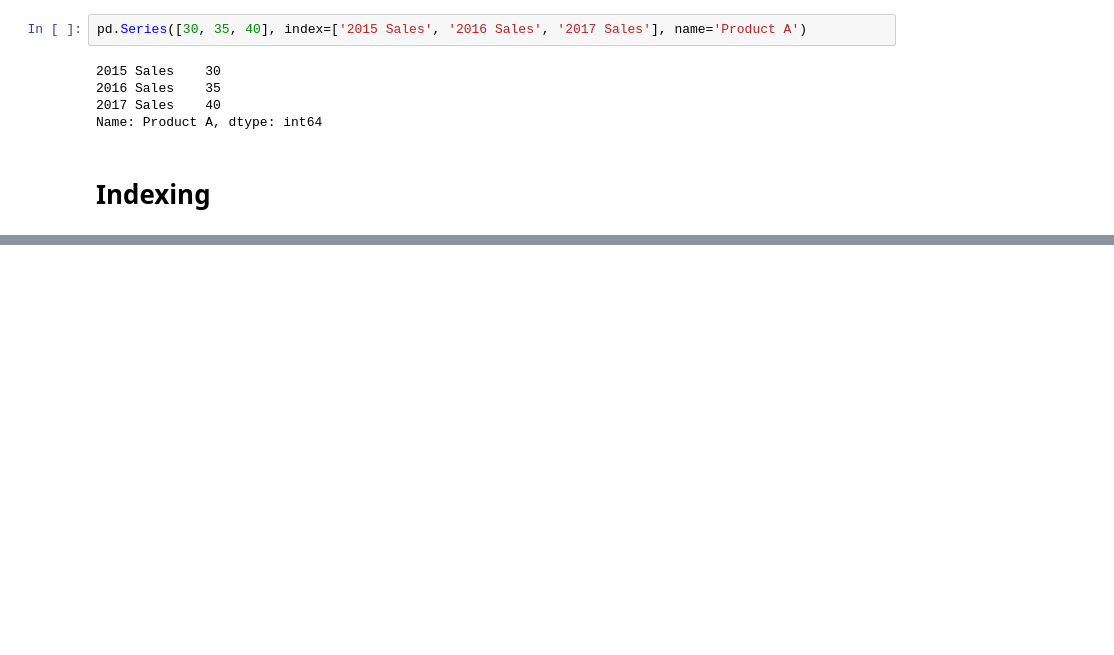
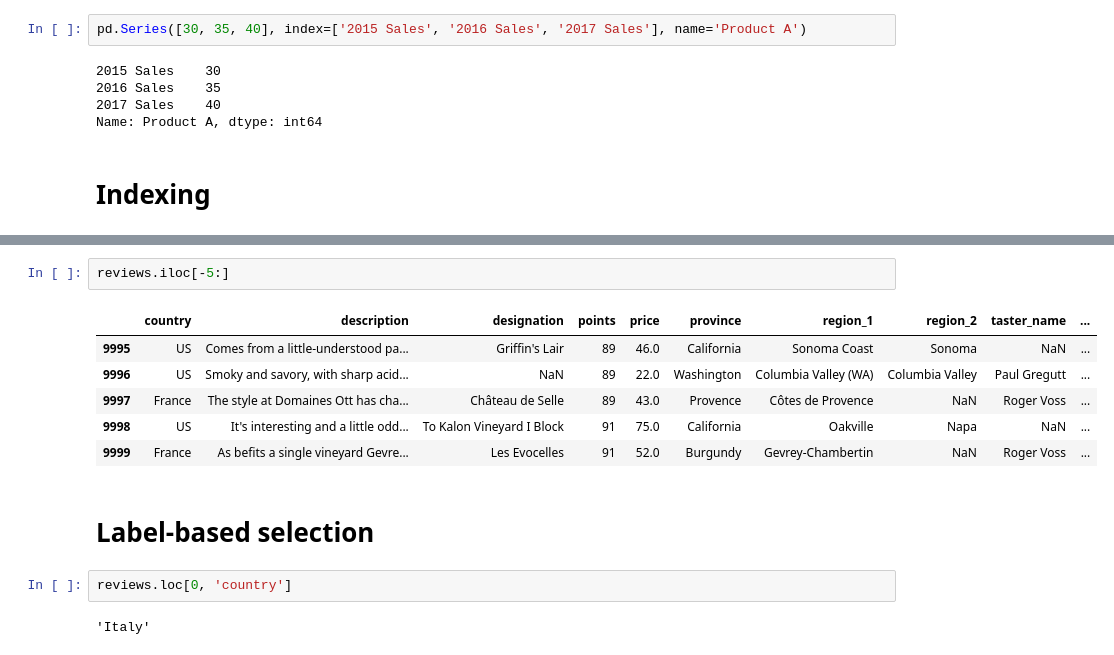
Before and after one commit to bartlomiejnowak94/Python-playground, a Jupyter notebook: Modules/Pandas/modules_pandas.ipynb, the cells around one changed output, grey strips where cells are left out. Cells and saved outputs as stored; diff of their text form; blank space fills up the shorter version.

```diff
--- a/Modules/Pandas/modules_pandas.ipynb
+++ b/Modules/Pandas/modules_pandas.ipynb
@@ -47,0 +123,15 @@ Name: Product A, dtype: int64
+# %%
+reviews.iloc[-5:]
+# %% [output]
+|  | country | description | designation | points | price | province | region_1 | region_2 | taster_name | ... |
+| 9995 | US | Comes from a little-understood pa... | Griffin's Lair | 89 | 46.0 | California | Sonoma Coast | Sonoma | NaN | ... |
+| 9996 | US | Smoky and savory, with sharp acid... | NaN | 89 | 22.0 | Washington | Columbia Valley (WA) | Columbia Valley | Paul Gregutt | ... |
+| 9997 | France | The style at Domaines Ott has cha... | Château de Selle | 89 | 43.0 | Provence | Côtes de Provence | NaN | Roger Voss | ... |
+| 9998 | US | It's interesting and a little odd... | To Kalon Vineyard I Block | 91 | 75.0 | California | Oakville | Napa | NaN | ... |
+| 9999 | France | As befits a single vineyard Gevre... | Les Evocelles | 91 | 52.0 | Burgundy | Gevrey-Chambertin | NaN | Roger Voss | ... |
+# %% [markdown]
+# Label-based selection
+# %%
+reviews.loc[0, 'country']
+# %% [output]
+'Italy'
```
Also changed, not shown: parts of 53 cells of this notebook, 4 other files.
